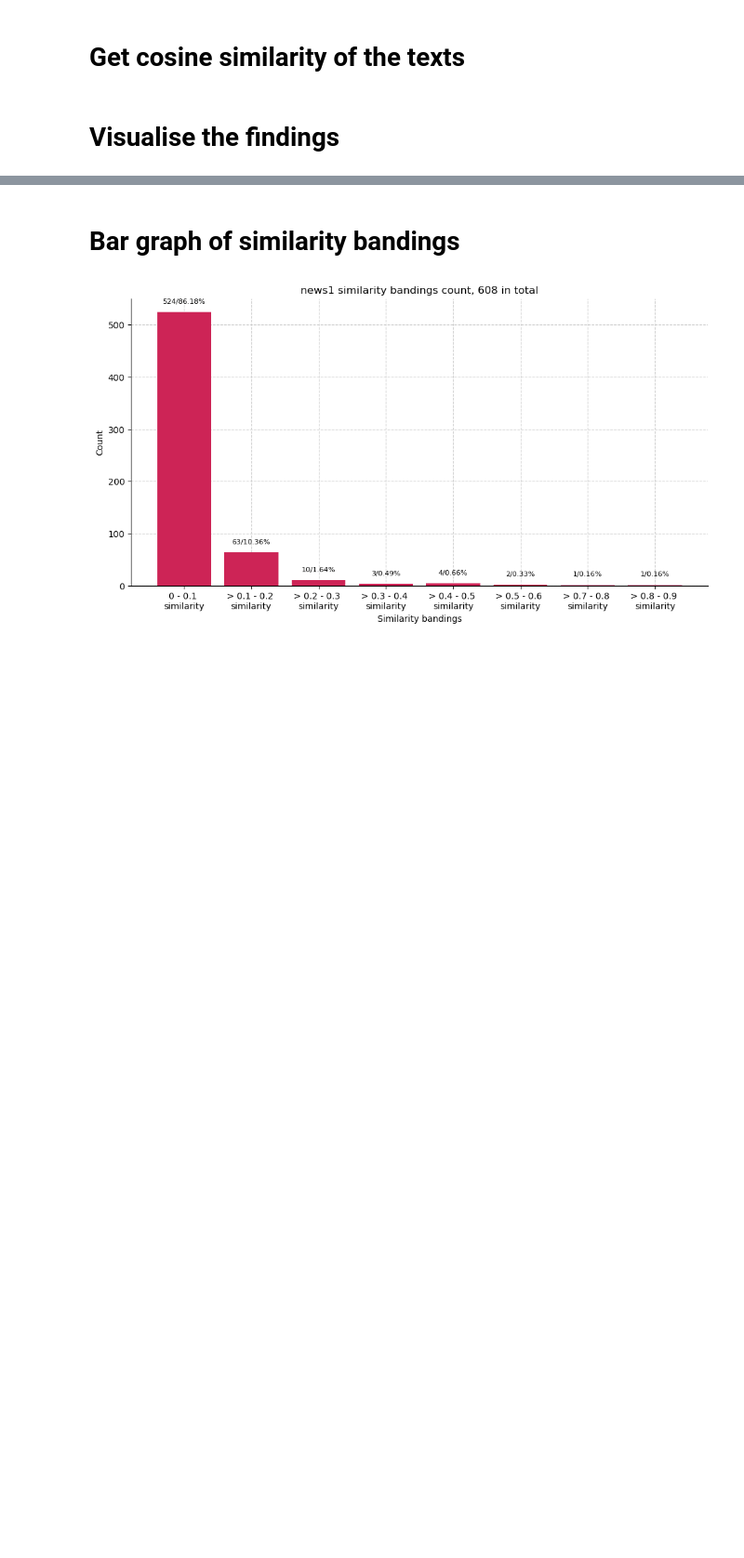
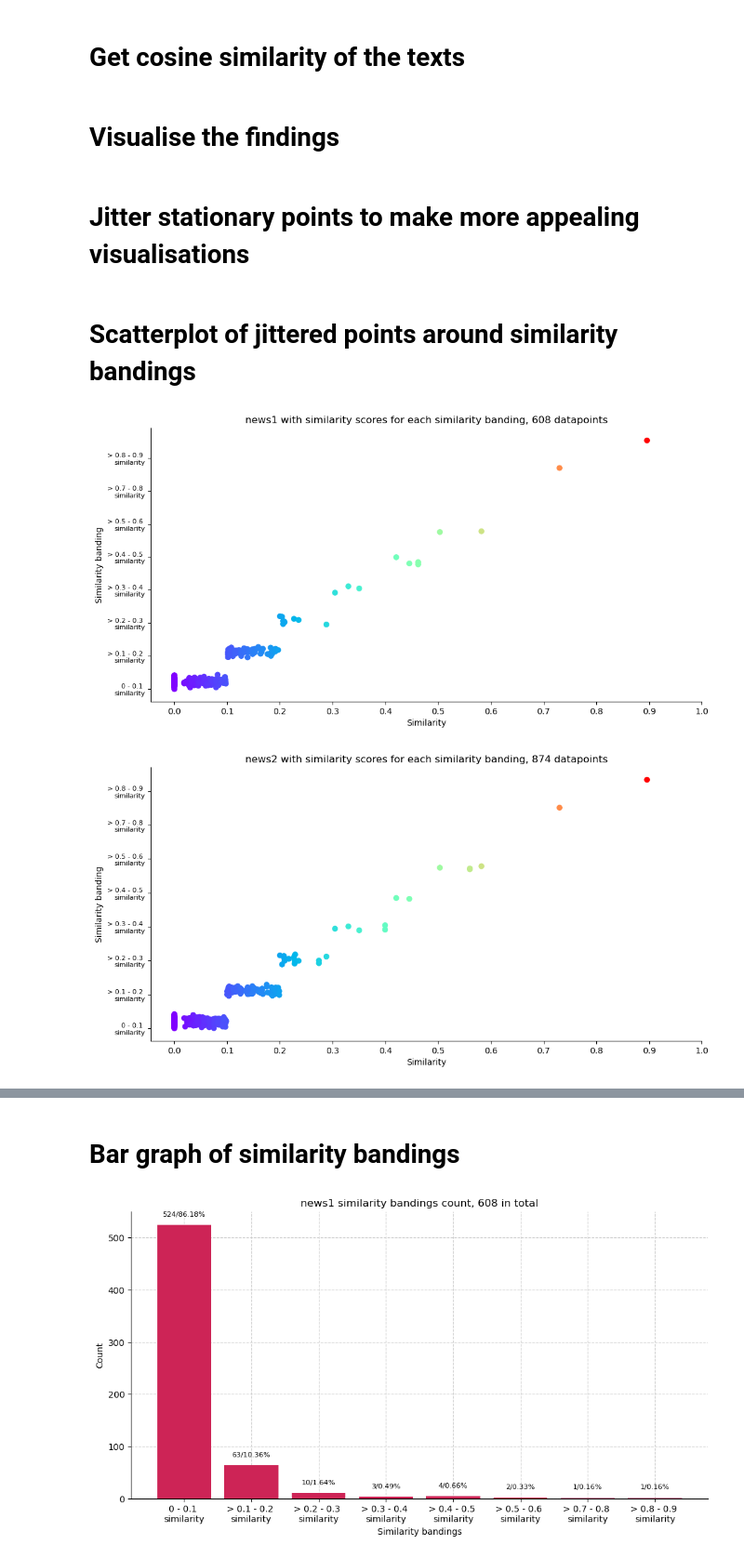
Before and after one commit to kcj-coding/Python-coding, a Jupyter notebook: text_similarity_and_cosine_similarity.ipynb, the cells around one changed output, grey strips where cells are left out. Shown at 93% size. Saved outputs shown, nothing was run; the diff lists cells and outputs as text; code cells hidden in the pictures; blank space fills up the shorter version.

```diff
--- a/text_similarity_and_cosine_similarity.ipynb
+++ b/text_similarity_and_cosine_similarity.ipynb
@@ -499,3 +499,5 @@ def split_text(value):
     return text
 
 total_df1['similarity_bandings'] = total_df1.apply(split_text, axis=1)
+# %% [markdown]
+# Jitter stationary points to make more appealing visualisations
@@ -501,0 +544,38 @@ total_df1['similarity_bandings'] = total_df1.apply(split_text, axis=1)
+# %% [markdown]
+# Scatterplot of jittered points around similarity bandings
+# %%
+# graph similarity jitter matches for each similarity banding
+for each_source in cleaned_text['source'].unique():
+    data_to_use = total_df1[total_df1['original_source'] == each_source]
+
+    data_to_use = data_to_use.reset_index()
+
+    # order by sentence and drop duplicates
+    data_to_use = data_to_use.sort_values(by=['original_sentence', 'similarity'])
+    #data_to_use = data_to_use.drop_duplicates(subset=['original_sentence'], keep='last')
+
+    # make scatterplot of similarity
+    fig, ax = plt.subplots()
+    ax.scatter(data_to_use['similarity'], data_to_use['similarity_bandings_jitter'], c=data_to_use['similarity'], cmap='rainbow')
+    #ax.set_ylim(0,1)
+    ax.set_xticks(np.arange(0, 1.1, 0.1))
+    ax.set_yticks(np.arange(min(data_to_use['similarity_bandings_jitter']),max(data_to_use['similarity_bandings_jitter']),0.11))
+    ax.set_yticklabels(band_lst, rotation='horizontal',size=8)
+    ax.set_ylabel("Similarity banding", size=10)
+    ax.set_xlabel("Similarity", size=10)
+    ax.set_title(each_source+f" with similarity scores for each similarity banding, {len(data_to_use)} datapoints")
+    ax.spines['top'].set_visible(False)
+    ax.spines['right'].set_visible(False)
+    ax.set_axisbelow(True) # to put gridlines at back
+    #ax.grid(linestyle='--', color='#CECECE')
+
+    # save plot
+    # set size of graph
+    cmsize = 1/2.54
+    fig.set_size_inches(30*cmsize, 15*cmsize)
+
+    # save plot
+    #plt.savefig(rf"{output_folder_images}\{each_source}"+"fig.png", dpi=400, bbox_inches='tight')
+# %% [output]
+[figure, added]
+[figure, added]
```
Also changed, not shown: parts of 7 cells of this notebook, 1 other file.
